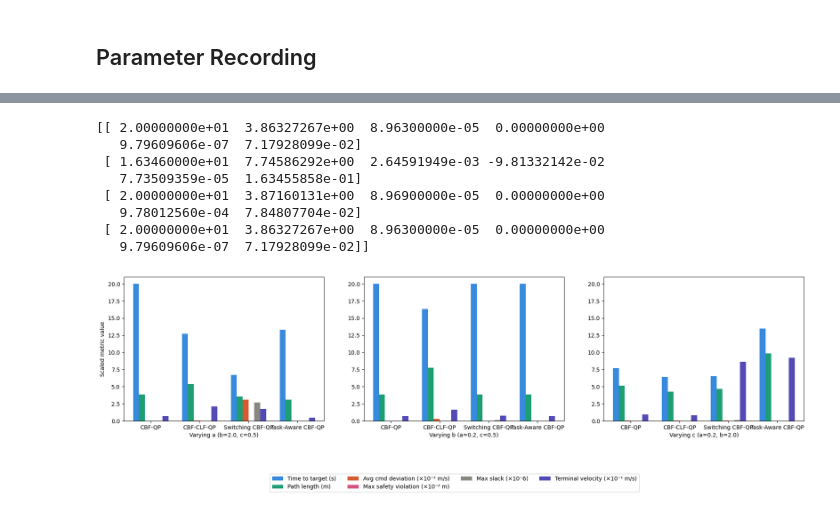
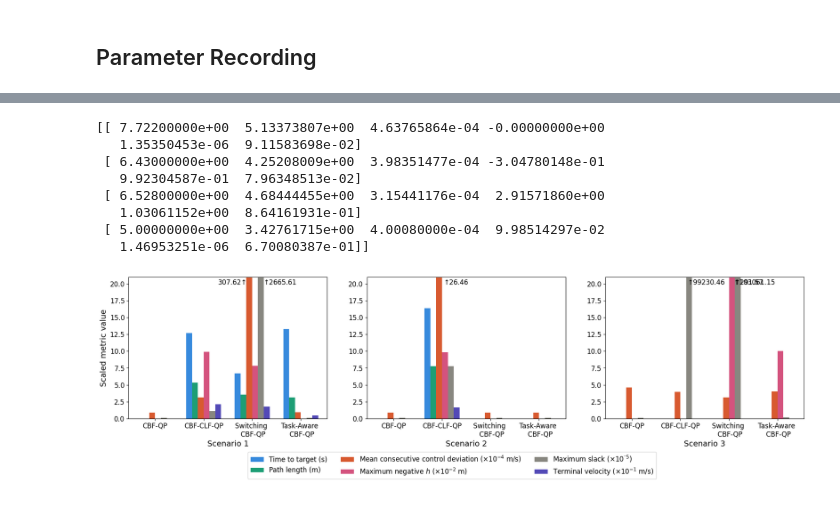
Before and after one commit to famsvip/Robot-Navigation-Collision-Avoidance-, a Jupyter notebook: data/plotting.ipynb, the cells around one changed output, grey strips where cells are left out. Cells and saved outputs as stored; diff of their text form; code cells hidden in the pictures.

Commit message:
Update slack and violation recording

```diff
--- a/data/plotting.ipynb
+++ b/data/plotting.ipynb
@@ -1282,13 +1316,16 @@ parameters_scenario3 = np.array(parameter_curve(points_base, cmds_base, vals_bas
 parameters_scenario3 = np.vstack((parameters_scenario3, parameter_curve(points_separated, cmds_separated, vals_separated)))
 parameters_scenario3 = np.vstack((parameters_scenario3, parameter_curve(points_switching, cmds_switching, vals_switching)))
 parameters_scenario3 = np.vstack((parameters_scenario3, parameter_curve(points_composite, cmds_composite, vals_composite)))
-print(parameters_scenario2)
+print(parameters_scenario3)
+
+parameters_scenario3[0:, :2] = np.zeros((4,2))
+parameters_scenario3[0:, -1] = np.zeros(4)
 # %% [output]
-[[ 2.00000000e+01  3.86327267e+00  8.96300000e-05  0.00000000e+00
-   9.79609606e-07  7.17928099e-02]
- [ 1.63460000e+01  7.74586292e+00  2.64591949e-03 -9.81332142e-02
-   7.73509359e-05  1.63455858e-01]
- [ 2.00000000e+01  3.87160131e+00  8.96900000e-05  0.00000000e+00
-   9.78012560e-04  7.84807704e-02]
- [ 2.00000000e+01  3.86327267e+00  8.96300000e-05  0.00000000e+00
-   9.79609606e-07  7.17928099e-02]]
+[[ 7.72200000e+00  5.13373807e+00  4.63765864e-04 -0.00000000e+00
+   1.35350453e-06  9.11583698e-02]
+ [ 6.43000000e+00  4.25208009e+00  3.98351477e-04 -3.04780148e-01
+   9.92304587e-01  7.96348513e-02]
+ [ 6.52800000e+00  4.68444455e+00  3.15441176e-04  2.91571860e+00
+   1.03061152e+00  8.64161931e-01]
+ [ 5.00000000e+00  3.42761715e+00  4.00080000e-04  9.98514297e-02
+   1.46953251e-06  6.70080387e-01]]
@@ -1295,22 +1343,45 @@ print(parameters_scenario2)
+# %%
+def annotate_bars_mix(ax, data, scales, offsets, ylim_max):
+    for i, scale in enumerate(scales):
+        for j in range(data.shape[0]):
+            val = data[j, i] * scale
+            x = j + offsets[i]
+            if val > ylim_max and i < 3:
+                ax.text(x-0.35, ylim_max - 0.3, f'{val:.2f}↑',
+                        ha='center', va='top', fontsize=12, color='black')
+            elif val > ylim_max and i >= 3:
+                ax.text(x+0.4, ylim_max - 0.3, f'↑{val:.2f}',
+                        ha='center', va='top', fontsize=12, color='black')
+
+ylim_max = 21
 # %%
 import matplotlib.pyplot as plt
 import numpy as np
+
+plt.rcParams.update({
+    "font.size": 14,          # base size
+    "axes.titlesize": 16,
+    "axes.labelsize": 14,
+    "xtick.labelsize": 12,
+    "ytick.labelsize": 12,
+    "legend.fontsize": 12,
+})
 
 a_values = [0.2, 0.4, 0.6, 0.8]
 b_values = [0.5, 1.0, 1.5, 2.0]
 c_values = [0.25, 0.5, 0.75, 1.0]
 
-scales = [1, 1, 100, 100, 1e2, 10]
+scales = [1, 1, 10000, 1e2, 1e5, 10]
 metric_labels = [
     'Time to target (s)',
     'Path length (m)',
-    'Avg cmd deviation (×10⁻² m/s)',
-    'Max safety violation (×10⁻² m)',
-    'Max slack (×10⁻6)',
-    'Terminal velocity (×10⁻¹ m/s)'
+    r'Mean consecutive control deviation (×$10^{-4}$ m/s)',
+    r'Maximum negative $h$ (×$10^{-2}$ m)',
+    r'Maximum slack (×$10^{⁻5}$)',
+    r'Terminal velocity (×$10^{-1}$ m/s)'
 ]
 colors = ['#378ADD', '#1D9E75', '#D85A30', '#D4537E', '#888780', '#534AB7']
-word_labels = ['CBF-QP', 'CBF-CLF-QP', 'Switching CBF-QP', 'Task-Aware CBF-QP']
+word_labels = ['CBF-QP', 'CBF-CLF-QP', 'Switching \n CBF-QP', 'Task-Aware \n CBF-QP']
 
 n_metrics = len(metric_labels)
 n_vals = len(a_values)
@@ -1321,36 +1392,45 @@ fig, (ax1, ax2, ax3) = plt.subplots(1, 3, figsize=(18, 5))
 
 for i, (label, color, scale) in enumerate(zip(metric_labels, colors, scales)):
     ax1.bar(np.arange(n_vals) + offsets[i], parameters_scenario1[:, i] * scale,
             width=width, color=color, label=label)
 ax1.set_xticks(range(n_vals))
 ax1.set_xticklabels(word_labels)
-ax1.set_xlabel('Varying a (b=2.0, c=0.5)')
+ax1.set_xlabel('Scenario 1')
 ax1.set_ylabel('Scaled metric value')
 ax1.set_ylim(0, 21)
+
+# i, j = 2, 2  # metric index, method index
+# val = parameters_scenario1[j, i] * scales[i]
+# ax1.text(j + offsets[i], val + 0.2, f'{val:.2f}',
+#          ha='center', va='bottom', fontsize=8, color='black')
 
 for i, (label, color, scale) in enumerate(zip(metric_labels, colors, scales)):
     ax2.bar(np.arange(n_vals) + offsets[i], parameters_scenario2[:, i] * scale,
             width=width, color=color, label=label)
 ax2.set_xticks(range(n_vals))
 ax2.set_xticklabels(word_labels)
-ax2.set_xlabel('Varying b (a=0.2, c=0.5)')
+ax2.set_xlabel('Scenario 2')
 ax2.set_ylim(0, 21)
 
 for i, (label, color, scale) in enumerate(zip(metric_labels, colors, scales)):
     ax3.bar(np.arange(n_vals) + offsets[i], parameters_scenario3[:, i] * scale,
             width=width, color=color, label=label)
 ax3.set_xticks(range(n_vals))
 ax3.set_xticklabels(word_labels)
-ax3.set_xlabel('Varying c (a=0.2, b=2.0)')
+ax3.set_xlabel('Scenario 3')
 ax3.set_ylim(0, 21)
+
+annotate_bars_mix(ax1, parameters_scenario1, scales, offsets, ylim_max)
+annotate_bars_right(ax2, parameters_scenario2, scales, offsets, ylim_max)
+annotate_bars_right(ax3, parameters_scenario3, scales, offsets, ylim_max)
 
 handles, labels = ax1.get_legend_handles_labels()
 fig.legend(handles, labels,
            loc='upper center',
-           bbox_to_anchor=(0.5, 0.0),
-           ncol=4)
+           bbox_to_anchor=(0.5, 0.10),
+           ncol=3)
 plt.tight_layout()
 plt.subplots_adjust(wspace=0.2, bottom=0.25)
 plt.show()
 # %% [output]
-[figure, old version]
+[figure, new version]
```
Also changed, not shown: parts of 25 cells of this notebook, 13 other files.
